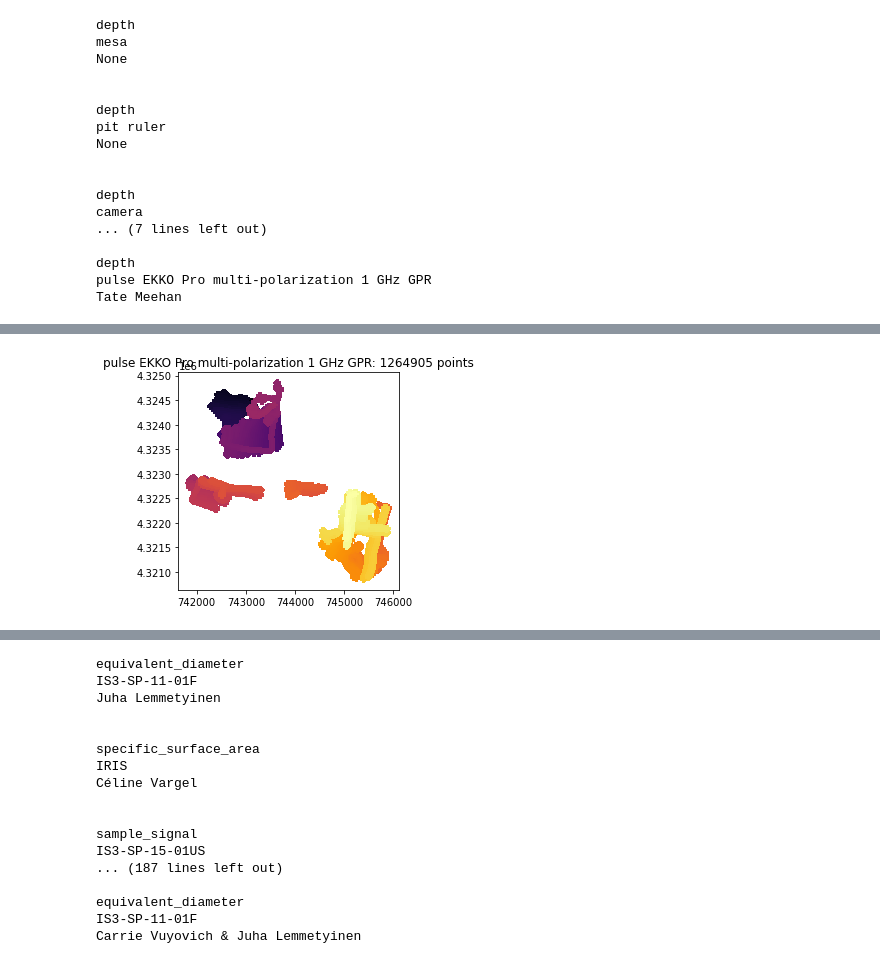
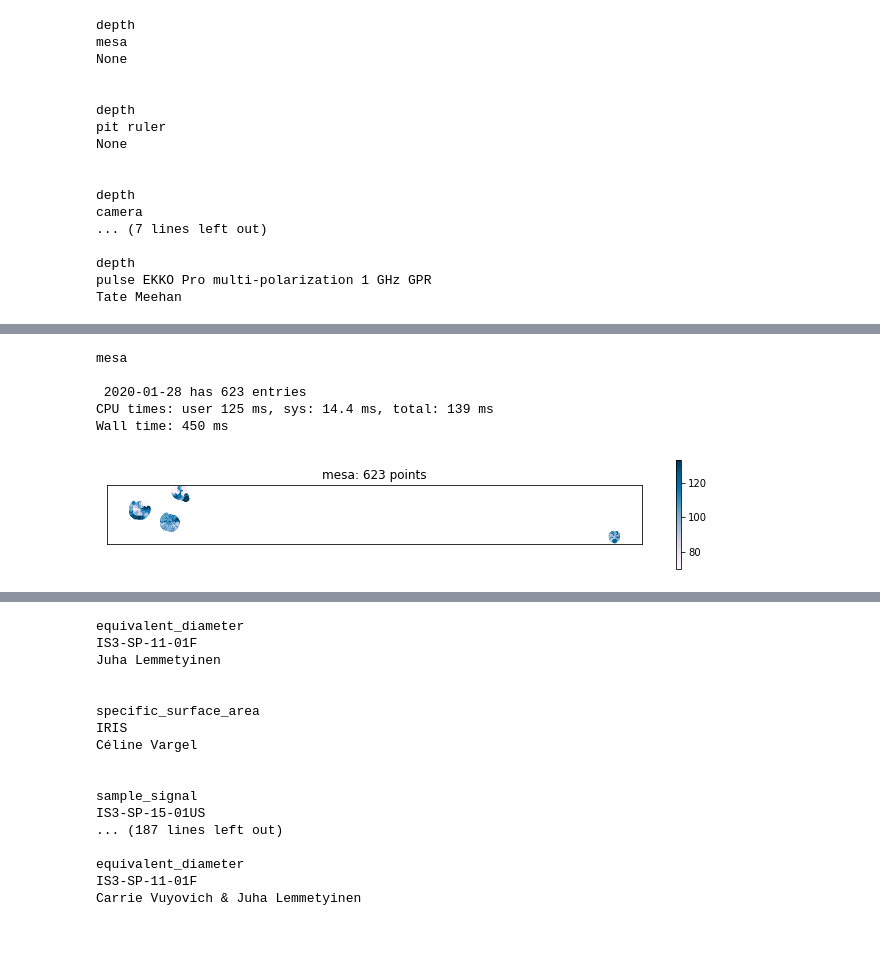
Before and after one commit to snowex-hackweek/integration_station, a Jupyter notebook: contributors/michelle/depths_and_dems.ipynb, the cells around one changed output, grey strips where cells are left out. Saved outputs shown, nothing was run; the diff lists cells and outputs as text; code cells hidden in the pictures; blank space fills up the shorter version.

Commit message:
checkpointing raster clips, rasterization, and plots, needs heavy cleanup

```diff
--- a/contributors/michelle/depths_and_dems.ipynb
+++ b/contributors/michelle/depths_and_dems.ipynb
@@ -202,8 +200,0 @@ plt.title(f'{df.loc[0].instrument}: {df.shape[0]} points');
-# %%
-q = session.query(PointData).filter(
-    PointData.type == 'depth').filter(
-    PointData.instrument == 'camera'
-)
-df = query_to_geopandas(q, engine)
-df.plot(marker='.', cmap='Greens')
-plt.title(f'{df.loc[0].instrument}: {df.shape[0]} points');
@@ -212,8 +200,0 @@ plt.title(f'{df.loc[0].instrument}: {df.shape[0]} points');
-# %%
-q = session.query(PointData).filter(
-    PointData.type == 'depth').filter(
-    PointData.instrument == 'magnaprobe'
-)
-df = query_to_geopandas(q, engine)
-df.plot(marker='.', cmap='Blues')
-plt.title(f'{df.loc[0].instrument}: {df.shape[0]} points');
@@ -222,10 +201,8 @@ plt.title(f'{df.loc[0].instrument}: {df.shape[0]} points');
-# %%
-q = session.query(PointData).filter(
-    PointData.type == 'depth').filter(
-    PointData.instrument == 'pulse EKKO Pro multi-polarization 1 GHz GPR'
-)
-df = query_to_geopandas(q, engine)
-df.plot(marker='+', cmap='inferno')
-plt.title(f'{df.loc[0].instrument}: {df.shape[0]} points');
-# %% [output]
-[figure, removed]
+# %%
+# Choose a date
+
+# This is the start of the ASO flyover date
+# timestamp='2020-02-01'
+
+# This is when there is GPR
+timestamp='2020-01-28'
@@ -231,0 +252,16 @@ plt.title(f'{df.loc[0].instrument}: {df.shape[0]} points');
+# %%
+%%time
+df=grabngo(PointData, 'depth', 'mesa', timestamp,
+           session, engine, get_df=True)
+quickplot(df, figsize=(12, 2), colname='value',
+          vmin=np.percentile(df['value'], 5),
+          vmax=np.percentile(df['value'], 95),
+         )
+check_entrydates(df)
+# %% [output]
+mesa
+
+ 2020-01-28 has 623 entries
+CPU times: user 125 ms, sys: 14.4 ms, total: 139 ms
+Wall time: 450 ms
+[figure, added]
```
Also changed, not shown: parts of 53 cells of this notebook.
